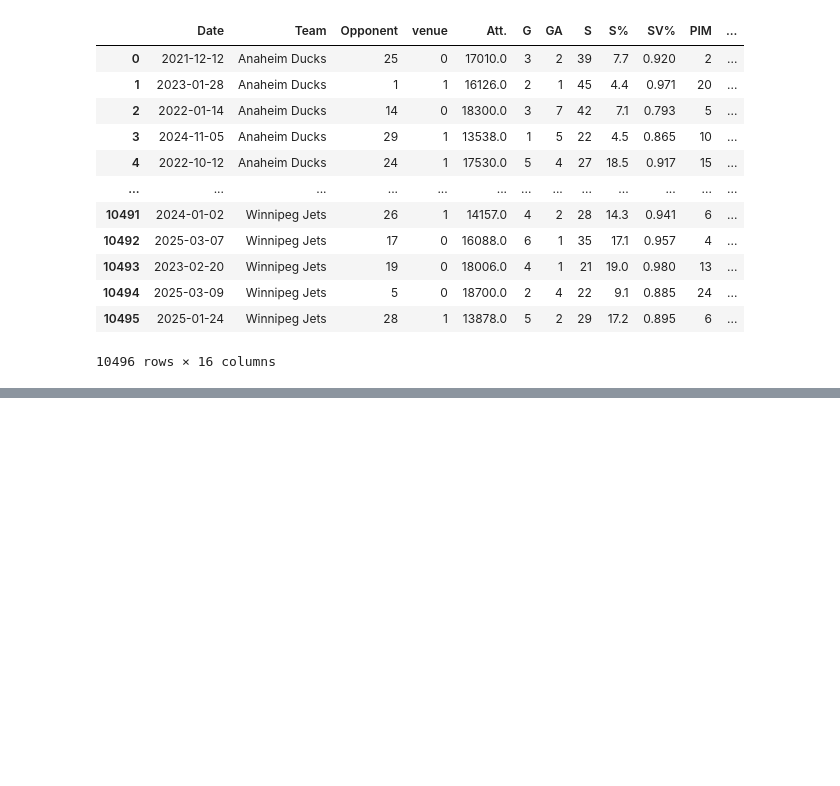
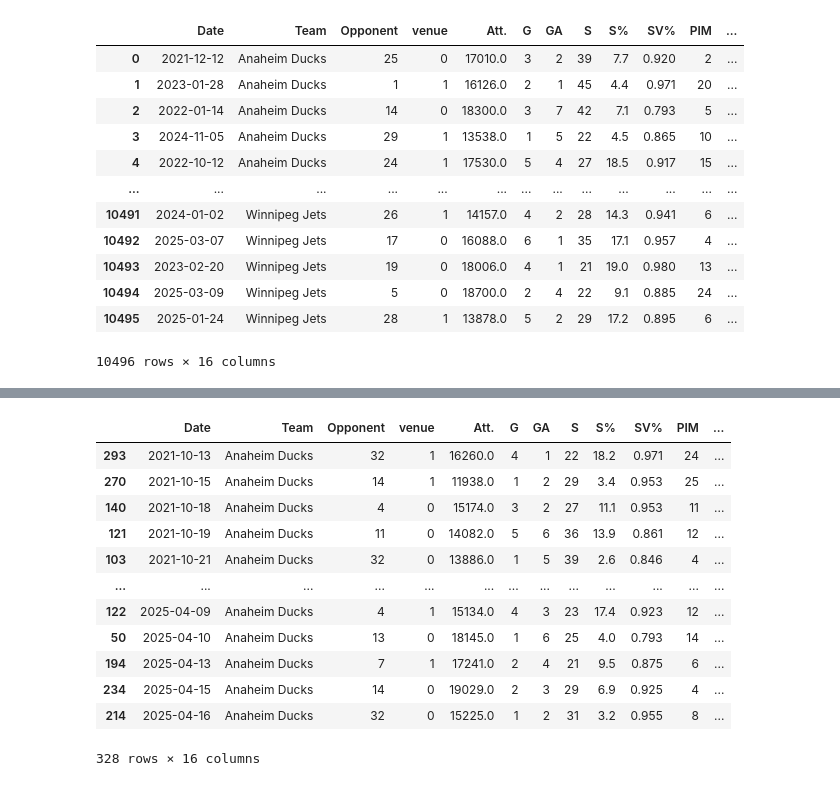
Before and after one commit to vblais12/NHL_stats_predictor, a Jupyter notebook: Testing/Testing.ipynb, the cells around one changed output, grey strips where cells are left out. Drawn from its saved outputs; the diff is of its cells as text; code cells hidden in the pictures; blank space fills up the shorter version.

```diff
--- a/Testing/Testing.ipynb
+++ b/Testing/Testing.ipynb
@@ -55,6 +55,9 @@ games
 | 10494 | 2025-03-09 | Winnipeg Jets | 5 | 0 | 18700.0 | 2 | 4 | 22 | 9.1 | 0.885 | 24 | ... |
 | 10495 | 2025-01-24 | Winnipeg Jets | 28 | 1 | 13878.0 | 5 | 2 | 29 | 17.2 | 0.895 | 6 | ... |
 10496 rows × 16 columns
+# %%
+# Dropping data for Arizona Coyotes (not a team anymore)
+games = games[games["Team"] != "Arizona Coyotes"]
 # %%
 training = games[games['Date'] < '2024-04-19']  # Training using 2021-2024 data
 testing = games[games['Date'] > '2024-04-19']   # Testing on most recent season (2024-2025)
@@ -88,0 +108,27 @@ search_grid = {
+# %%
+# Computing rolling averages \
+games_o = games.groupby("Team")
+team = games_o.get_group("Anaheim Ducks").sort_values("Date")
+
+def rolling_averages(team, cols, new_cols):
+    team = team.sort_values("Date")    # Getting team data organized chronologically
+    rolling = team[cols].rolling(3, closed='left').mean()   # closed=left to ignore current row in sliding window
+    team[new_cols] = rolling
+    team = team.dropna(subset=new_cols) # dropping first rows because not enough data
+    return team
+# %%
+team
+# %% [output]
+|  | Date | Team | Opponent | venue | Att. | G | GA | S | S% | SV% | PIM | ... |
+| 293 | 2021-10-13 | Anaheim Ducks | 32 | 1 | 16260.0 | 4 | 1 | 22 | 18.2 | 0.971 | 24 | ... |
+| 270 | 2021-10-15 | Anaheim Ducks | 14 | 1 | 11938.0 | 1 | 2 | 29 | 3.4 | 0.953 | 25 | ... |
+| 140 | 2021-10-18 | Anaheim Ducks | 4 | 0 | 15174.0 | 3 | 2 | 27 | 11.1 | 0.953 | 11 | ... |
+| 121 | 2021-10-19 | Anaheim Ducks | 11 | 0 | 14082.0 | 5 | 6 | 36 | 13.9 | 0.861 | 12 | ... |
+| 103 | 2021-10-21 | Anaheim Ducks | 32 | 0 | 13886.0 | 1 | 5 | 39 | 2.6 | 0.846 | 4 | ... |
+| ... | ... | ... | ... | ... | ... | ... | ... | ... | ... | ... | ... | ... |
+| 122 | 2025-04-09 | Anaheim Ducks | 4 | 1 | 15134.0 | 4 | 3 | 23 | 17.4 | 0.923 | 12 | ... |
+| 50 | 2025-04-10 | Anaheim Ducks | 13 | 0 | 18145.0 | 1 | 6 | 25 | 4.0 | 0.793 | 14 | ... |
+| 194 | 2025-04-13 | Anaheim Ducks | 7 | 1 | 17241.0 | 2 | 4 | 21 | 9.5 | 0.875 | 6 | ... |
+| 234 | 2025-04-15 | Anaheim Ducks | 14 | 0 | 19029.0 | 2 | 3 | 29 | 6.9 | 0.925 | 4 | ... |
+| 214 | 2025-04-16 | Anaheim Ducks | 32 | 0 | 15225.0 | 1 | 2 | 31 | 3.2 | 0.955 | 8 | ... |
+328 rows × 16 columns
```
Also changed, not shown: parts of 8 cells of this notebook.
